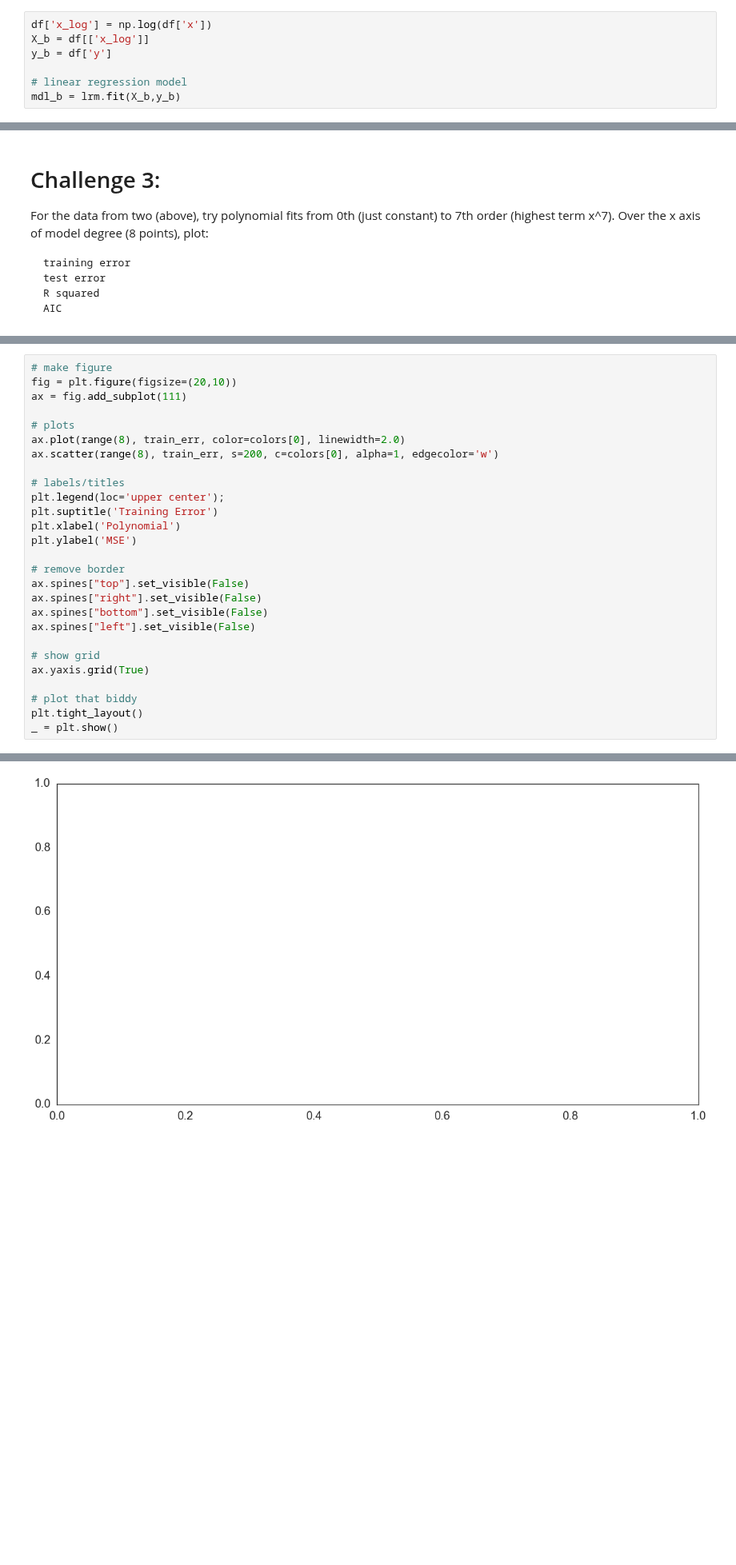
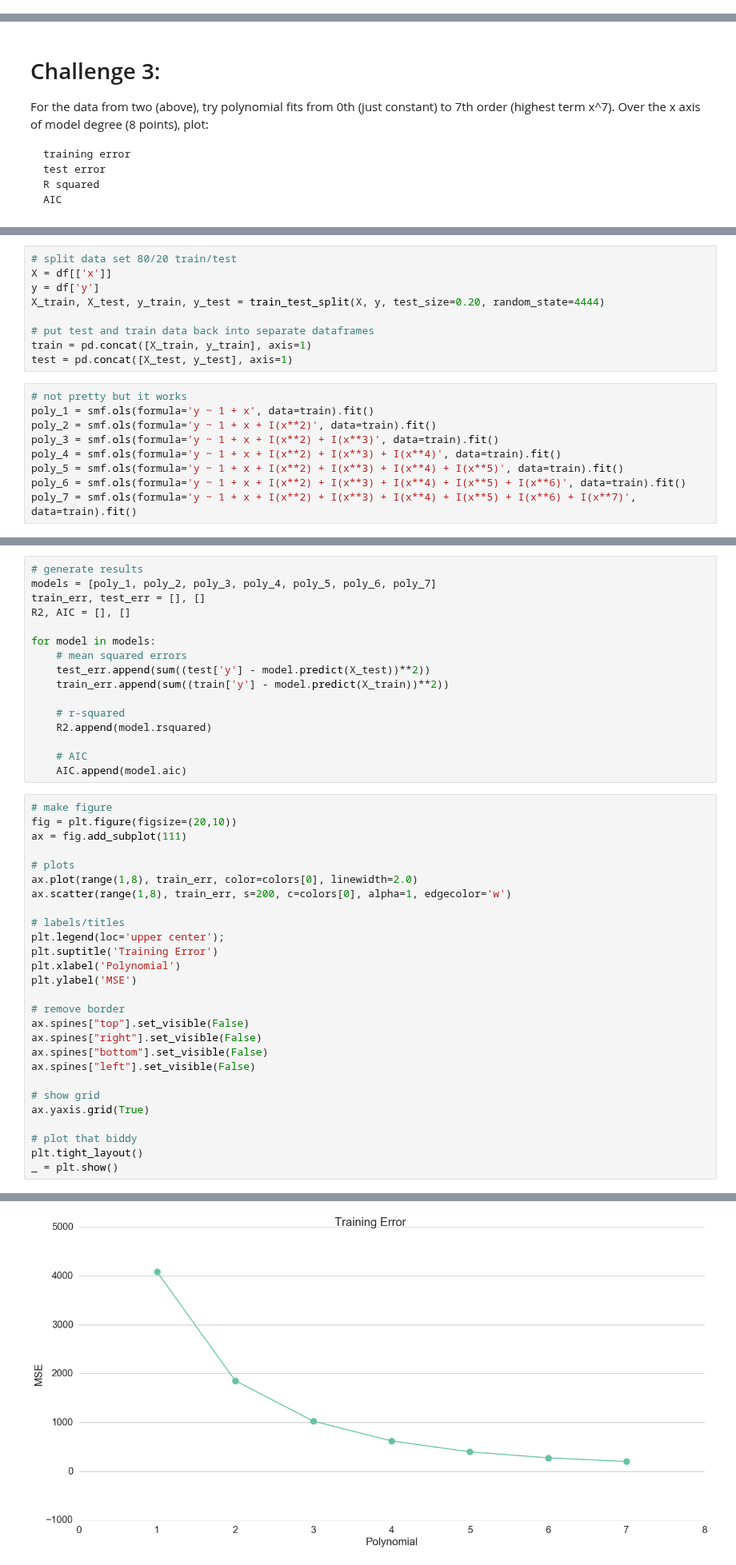
Before and after one commit to robinsones/dsp, a Jupyter notebook: challenges/submissions/04-linear_learning/bryant/04-linear_learning.ipynb, the cells around one changed output, grey strips where cells are left out. Shown at 80% size. Saved outputs shown, nothing was run; the diff lists cells and outputs as text; blank space fills up the shorter version.

```diff
--- a/challenges/submissions/04-linear_learning/bryant/04-linear_learning.ipynb
+++ b/challenges/submissions/04-linear_learning/bryant/04-linear_learning.ipynb
@@ -158,7 +147,0 @@ _ = plt.show()
-# %%
-df['x_log'] = np.log(df['x'])
-X_b = df[['x_log']]
-y_b = df['y']
-
-# linear regression model
-mdl_b = lrm.fit(X_b,y_b)
@@ -363,0 +269,18 @@ SyntaxError: invalid syntax (<ipython-input-257-b7252a01ddb1>, line 7)
+# %%
+# split data set 80/20 train/test
+X = df[['x']]
+y = df['y']
+X_train, X_test, y_train, y_test = train_test_split(X, y, test_size=0.20, random_state=4444)
+
+# put test and train data back into separate dataframes
+train = pd.concat([X_train, y_train], axis=1)
+test = pd.concat([X_test, y_test], axis=1)
+# %%
+# not pretty but it works
+poly_1 = smf.ols(formula='y ~ 1 + x', data=train).fit()
+poly_2 = smf.ols(formula='y ~ 1 + x + I(x**2)', data=train).fit()
+poly_3 = smf.ols(formula='y ~ 1 + x + I(x**2) + I(x**3)', data=train).fit()
+poly_4 = smf.ols(formula='y ~ 1 + x + I(x**2) + I(x**3) + I(x**4)', data=train).fit()
+poly_5 = smf.ols(formula='y ~ 1 + x + I(x**2) + I(x**3) + I(x**4) + I(x**5)', data=train).fit()
+poly_6 = smf.ols(formula='y ~ 1 + x + I(x**2) + I(x**3) + I(x**4) + I(x**5) + I(x**6)', data=train).fit()
+poly_7 = smf.ols(formula='y ~ 1 + x + I(x**2) + I(x**3) + I(x**4) + I(x**5) + I(x**6) + I(x**7)', data=train).fit()
@@ -364,11 +323,27 @@ SyntaxError: invalid syntax (<ipython-input-257-b7252a01ddb1>, line 7)
+# %%
+# generate results
+models = [poly_1, poly_2, poly_3, poly_4, poly_5, poly_6, poly_7]
+train_err, test_err = [], []
+R2, AIC = [], []
+
+for model in models:
+    # mean squared errors
+    test_err.append(sum((test['y'] - model.predict(X_test))**2))
+    train_err.append(sum((train['y'] - model.predict(X_train))**2))
+
+    # r-squared
+    R2.append(model.rsquared)
+
+    # AIC
+    AIC.append(model.aic)
 # %%
 # make figure
 fig = plt.figure(figsize=(20,10))
 ax = fig.add_subplot(111)
 
 # plots
-ax.plot(range(8), train_err, color=colors[0], linewidth=2.0)
-ax.scatter(range(8), train_err, s=200, c=colors[0], alpha=1, edgecolor='w')
+ax.plot(range(1,8), train_err, color=colors[0], linewidth=2.0)
+ax.scatter(range(1,8), train_err, s=200, c=colors[0], alpha=1, edgecolor='w')
 
 # labels/titles
 plt.legend(loc='upper center');
@@ -393,4 +367,4 @@ ValueError: x and y must have same first dimension
-[figure, old version]
+[figure, new version]
 # %%
 # make figure
 fig = plt.figure(figsize=(20,10))
```
Also changed, not shown: parts of 38 cells of this notebook.
